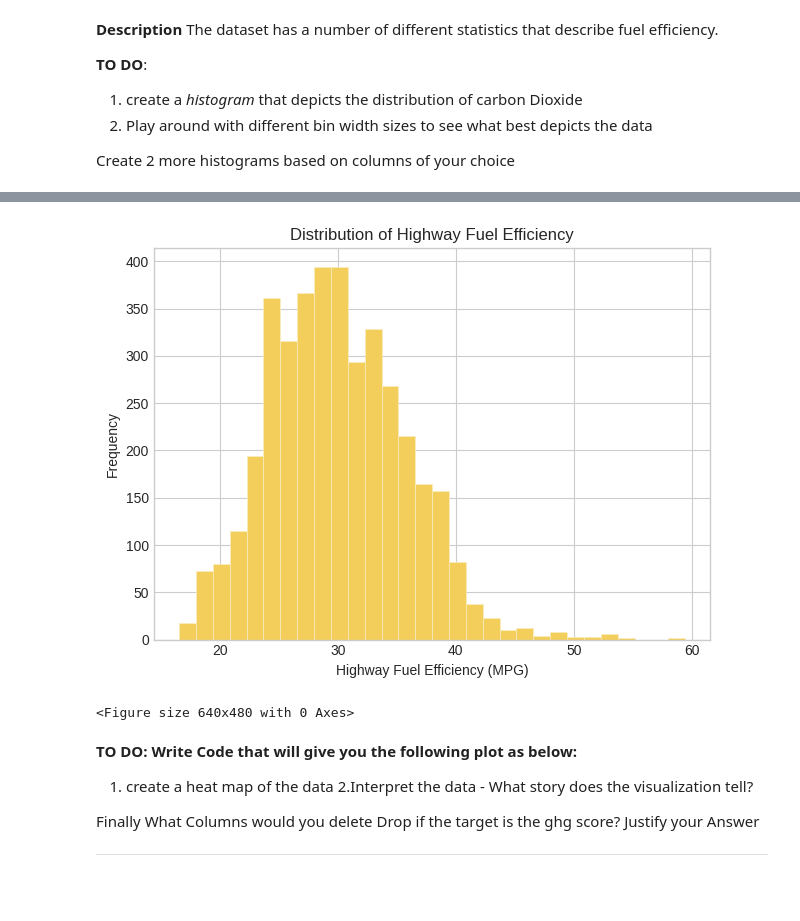
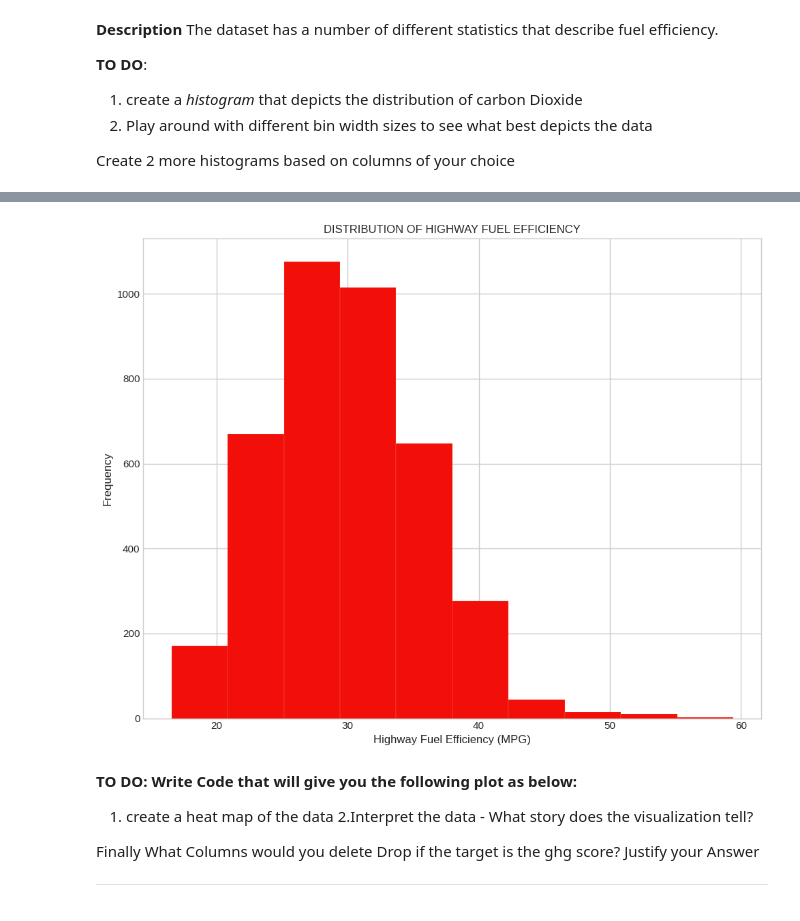
Before and after one commit to AvitBrian/math_for_ml, a Jupyter notebook: Formative_one_visualization/visualizations_notebook.ipynb, the cells around one changed output, grey strips where cells are left out. Saved outputs shown, nothing was run; the diff lists cells and outputs as text; code cells hidden in the pictures.

```diff
--- a/Formative_one_visualization/visualizations_notebook.ipynb
+++ b/Formative_one_visualization/visualizations_notebook.ipynb
@@ -109,20 +109,17 @@ plt.savefig('/content/drive/MyDrive/Colab Notebooks/Distribution_of_Fuel_Efficie
 # %%
 highway = data['highway']
-
 plt.style.use('seaborn-whitegrid')
 
 plt.xlabel('Highway Fuel Efficiency (MPG)')
 plt.ylabel('Frequency')
-plt.title('Distribution of Highway Fuel Efficiency')
-
+plt.title('DISTRIBUTION OF HIGHWAY FUEL EFFICIENCY')
 
 plt.tight_layout()
-plt.hist(highway, bins=30, facecolor = '#f3ce5a', edgecolor='#faecc1', linewidth=0.5)
+plt.hist(highway, bins=10, facecolor = '#f30f09',edgecolor='#faecc1',linewidth=0.1)
+plt.savefig('/content/drive/MyDrive/Colab Notebooks/Distribution_of_Highway_Fuel_Efficiency.png')
 plt.show()
-plt.savefig('/content/drive/MyDrive/Colab Notebooks/Distribution_of_Highway_Fuel_Efficiency.png')
 # %% [output]
-[figure, old version]
+[figure, new version]
-<Figure size 640x480 with 0 Axes>
 # %% [markdown]
 **TO DO: Write Code that will give you the following plot as below:**
 
```
Also changed, not shown: parts of 3 cells of this notebook, 2 other files.
